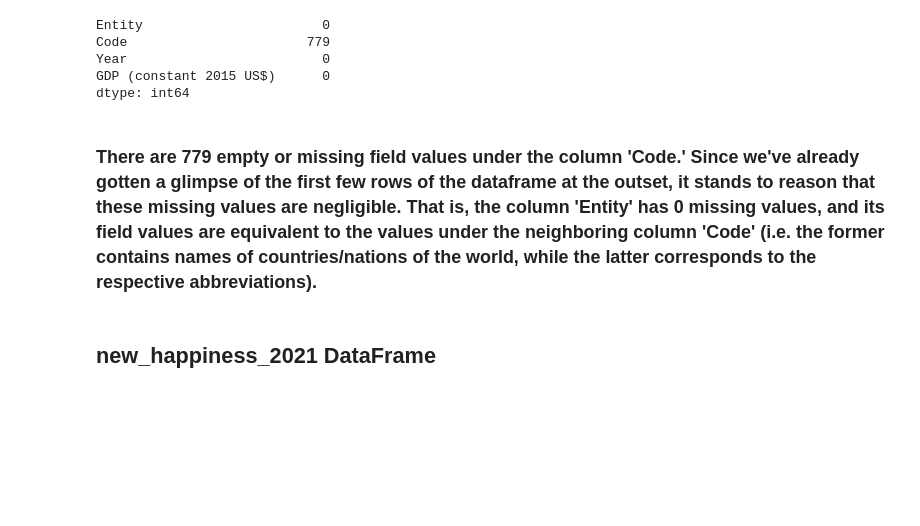
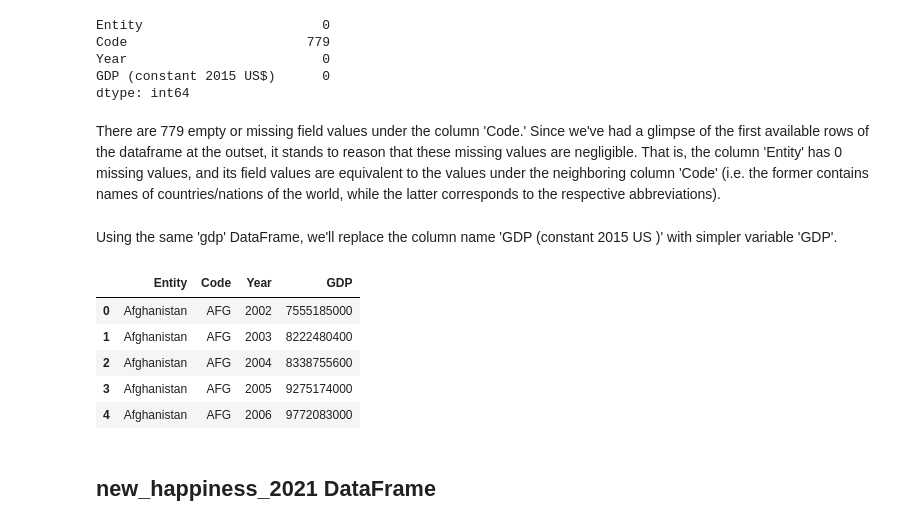
Before and after one commit to anikaarevalo/Happiness_and_world_economy_2021, a Jupyter notebook: Happiness_and_GDP_2021.ipynb, the cells around one changed output. Cells and saved outputs as stored; diff of their text form; code cells hidden in the pictures; blank space fills up the shorter version.

```diff
--- a/Happiness_and_GDP_2021.ipynb
+++ b/Happiness_and_GDP_2021.ipynb
@@ -189,4 +189,6 @@ Year                         0
 GDP (constant 2015 US$)      0
 dtype: int64
 # %% [markdown]
-### There are 779 empty or missing field values under the column 'Code.' Since we've already gotten a glimpse of the first few rows of the dataframe at the outset, it stands to reason that these missing values are negligible. That is, the column 'Entity' has 0 missing values, and its field values are equivalent to the values under the neighboring column 'Code' (i.e. the former contains names of countries/nations of the world, while the latter corresponds to the respective abbreviations).
+There are 779 empty or missing field values under the column 'Code.' Since we've had a glimpse of the first available rows of the dataframe at the outset, it stands to reason that these missing values are negligible. That is, the column 'Entity' has 0 missing values, and its field values are equivalent to the values under the neighboring column 'Code' (i.e. the former contains names of countries/nations of the world, while the latter corresponds to the respective abbreviations).
+# %% [markdown]
+Using the same 'gdp' DataFrame, we'll replace the column name 'GDP (constant 2015 US )' with simpler variable 'GDP'.
@@ -193,3 +209,12 @@ dtype: int64
+# %%
+gdp.head()
+# %% [output]
+|  | Entity | Code | Year | GDP |
+| 0 | Afghanistan | AFG | 2002 | 7555185000 |
+| 1 | Afghanistan | AFG | 2003 | 8222480400 |
+| 2 | Afghanistan | AFG | 2004 | 8338755600 |
+| 3 | Afghanistan | AFG | 2005 | 9275174000 |
+| 4 | Afghanistan | AFG | 2006 | 9772083000 |
 # %% [markdown]
 ## new_happiness_2021 DataFrame
 # %%
```
Also changed, not shown: parts of 16 cells of this notebook.
